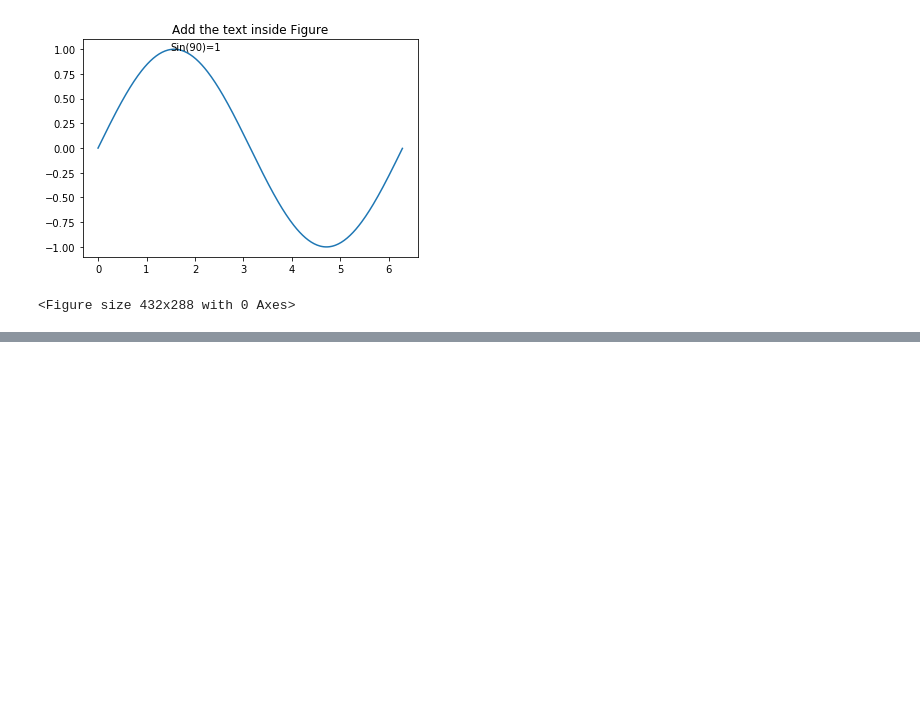
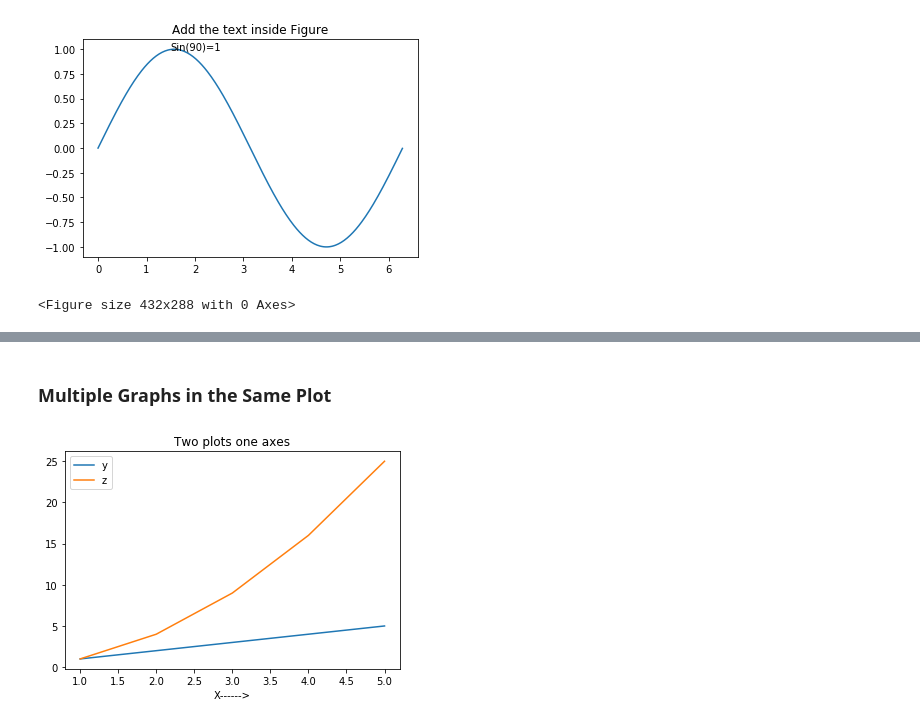
Before and after one commit to k21k/Python-Notes, a Jupyter notebook: Learning Notes/Learning Notes 7 - Matplotlib.ipynb, the cells around one changed output, grey strips where cells are left out. Saved outputs shown, nothing was run; the diff lists cells and outputs as text; code cells hidden in the pictures; blank space fills up the shorter version.

```diff
--- a/Learning Notes/Learning Notes 7 - Matplotlib.ipynb
+++ b/Learning Notes/Learning Notes 7 - Matplotlib.ipynb
@@ -329,0 +431,29 @@ plt.savefig("TextFigurePlot.jpeg")
+# %% [markdown]
+### Multiple Graphs in the Same Plot
+# %%
+import matplotlib.pyplot as plt
+
+# Function to get the square of each element in the list
+def list_square(a_list):
+    return [element**2 for element in a_list]
+
+# Multiple plot : Plot y = x and z = x^2 in the same subplot window
+fig2 = plt.figure()
+
+x = [1, 2, 3, 4, 5]
+y = x
+z = list_square(x)
+
+ax2 = fig2.add_subplot(1,1,1)     # Get the axes instance
+
+# Plot y vs x as well as z vs x. label will be used by ax.legend() method to generate a legend automatically
+ax2.plot(x, y, label='y')
+ax2.plot(x, z, label='z')
+ax2.set_xlabel("X------>")
+
+ax2.legend()                       # Generate legend
+ax2.set_title('Two plots one axes')
+
+plt.show()
+# %% [output]
+[figure, added]
```
Also changed, not shown: parts of 19 cells of this notebook, 4 other files.
